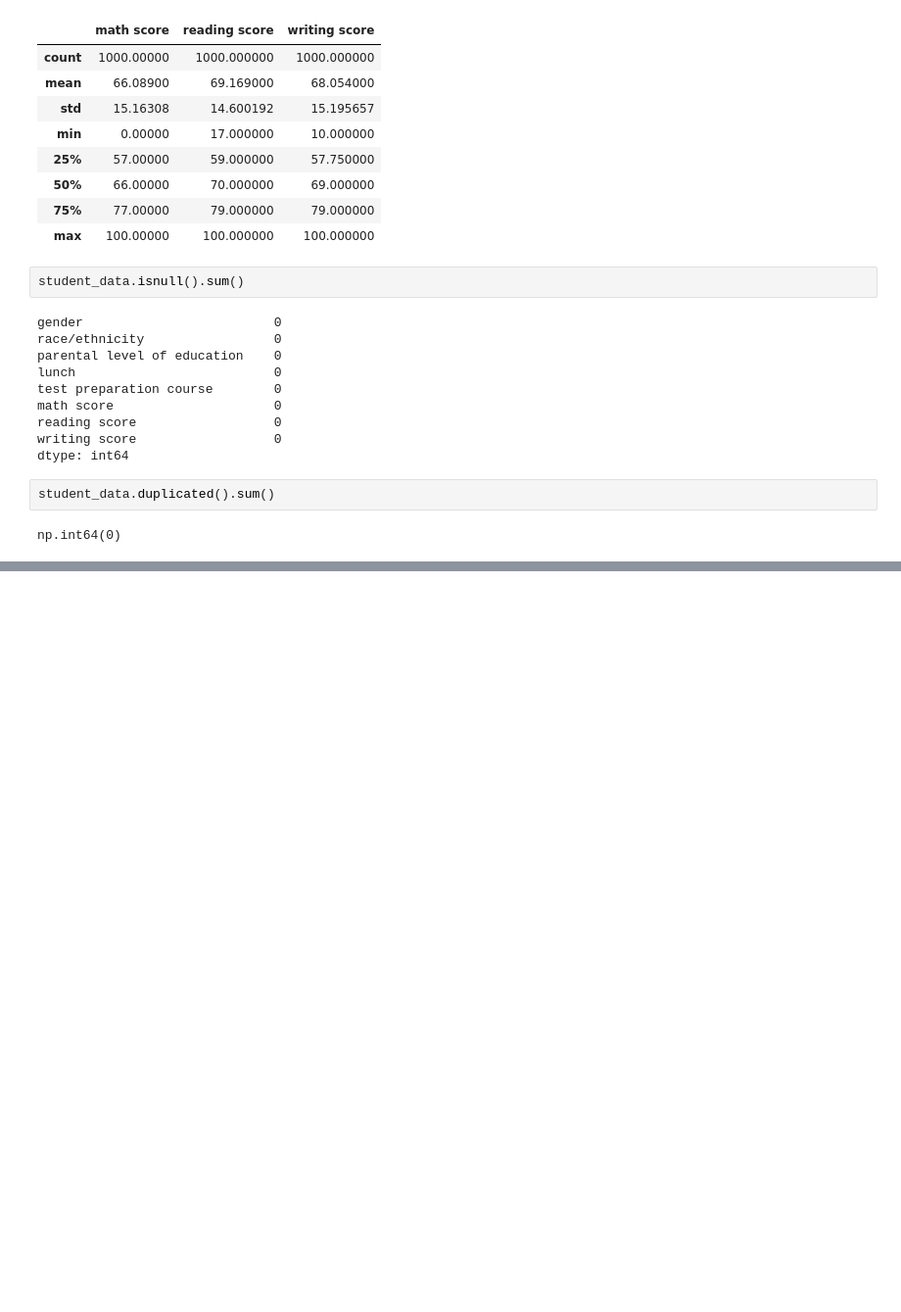
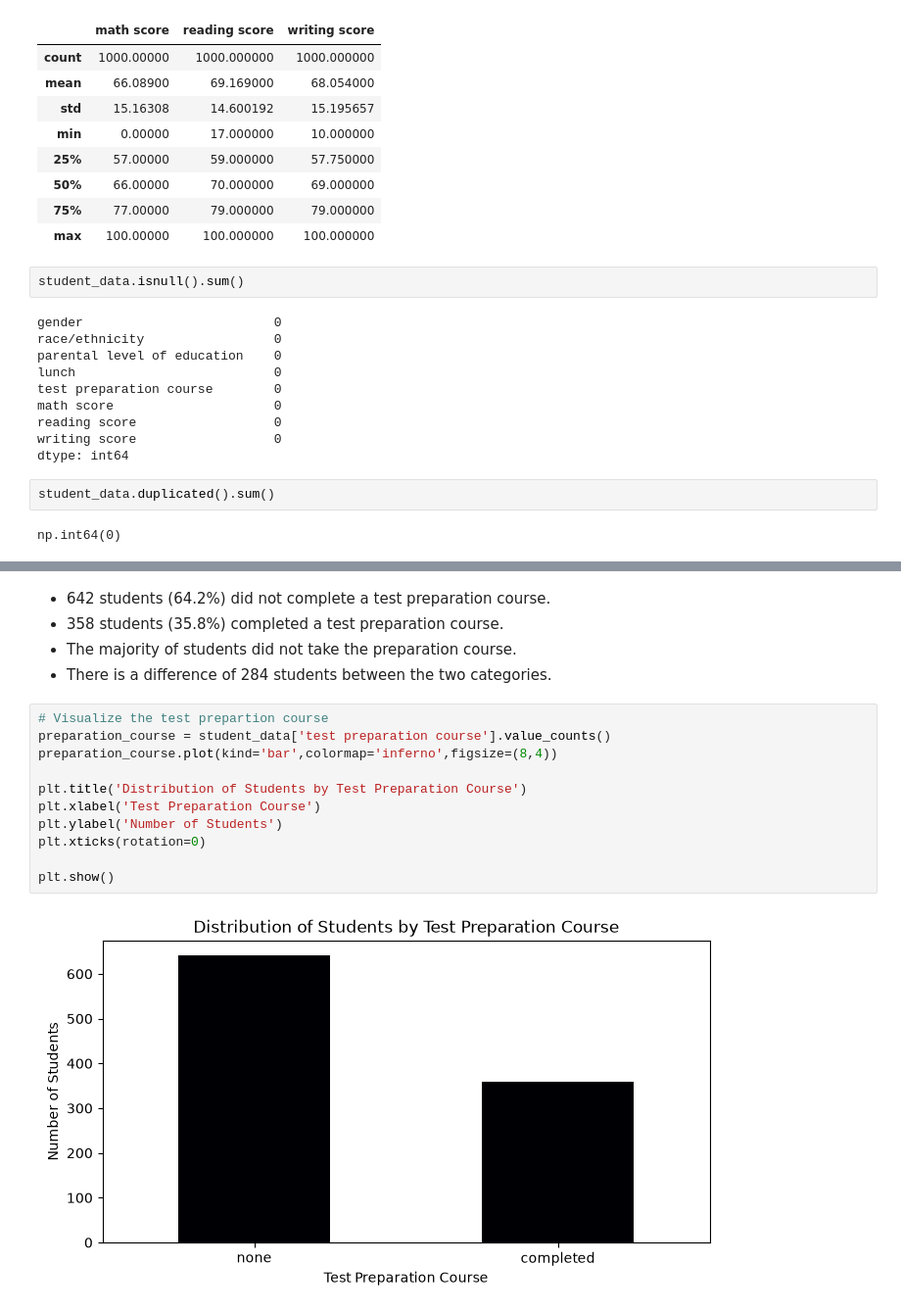
Before and after one commit to kiptochmike/student-exam-performance-eda, a Jupyter notebook: student.ipynb, the cells around one changed output, grey strips where cells are left out. Shown at 98% size. Cells and saved outputs as stored; diff of their text form; blank space fills up the shorter version.

```diff
--- a/student.ipynb
+++ b/student.ipynb
@@ -80,0 +188,18 @@ np.int64(0)
+# %% [markdown]
+- 642 students (64.2%) did not complete a test preparation course.
+- 358 students (35.8%) completed a test preparation course.
+- The majority of students did not take the preparation course.
+- There is a difference of 284 students between the two categories.
+# %%
+# Visualize the test prepartion course
+preparation_course = student_data['test preparation course'].value_counts()
+preparation_course.plot(kind='bar',colormap='inferno',figsize=(8,4))
+
+plt.title('Distribution of Students by Test Preparation Course')
+plt.xlabel('Test Preparation Course')
+plt.ylabel('Number of Students')
+plt.xticks(rotation=0)
+
+plt.show()
+# %% [output]
+[figure, added]
```
Also changed, not shown: parts of 23 cells of this notebook.
